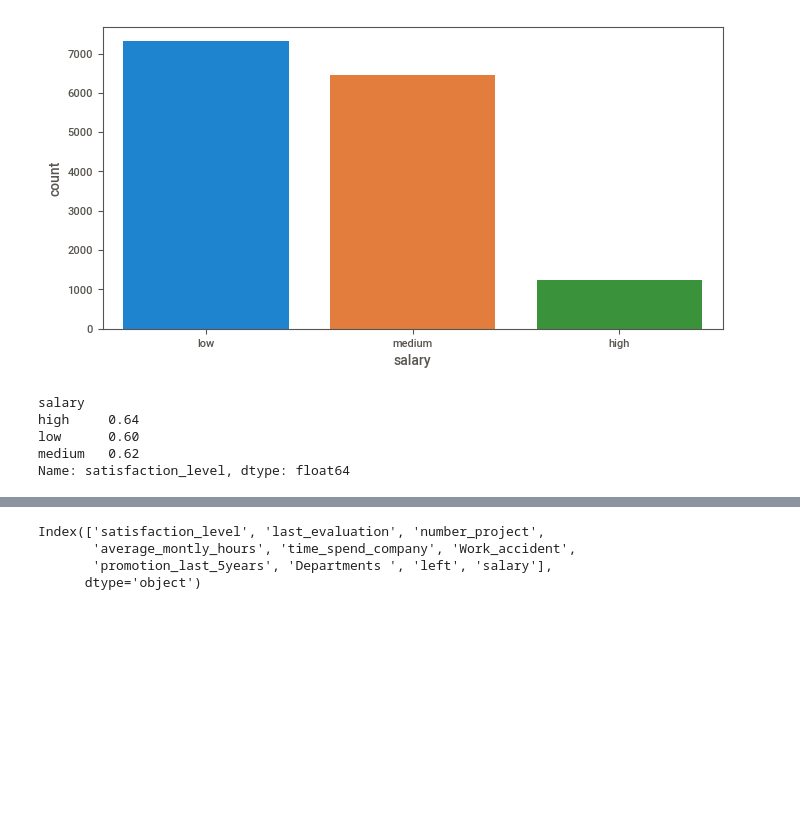
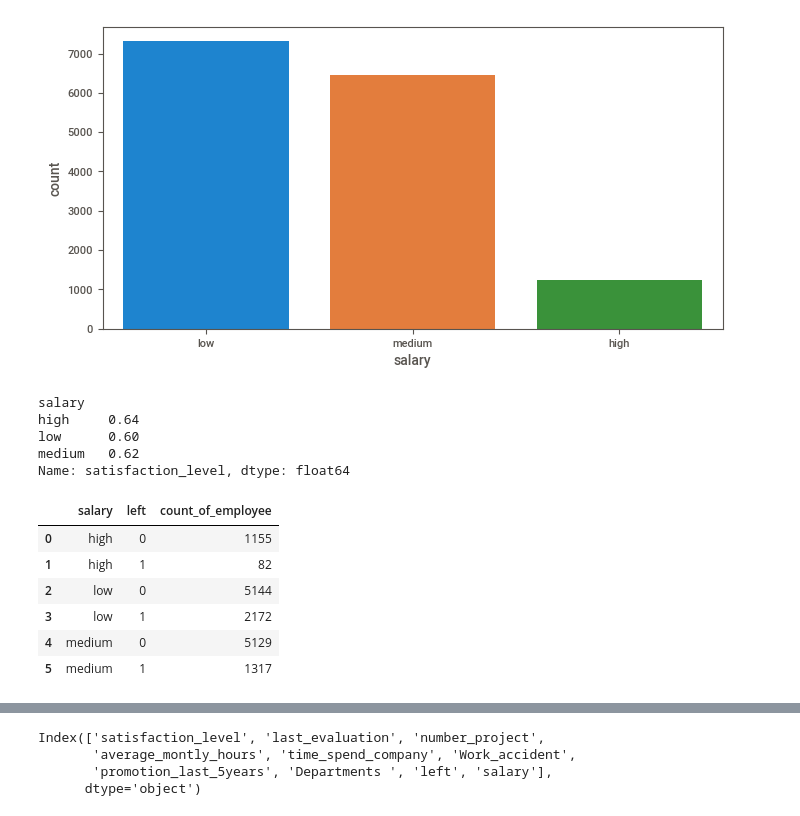
Before and after one commit to habip-bingol/Projects, a Jupyter notebook: ML_Projects/Capstone Projects/Churn_Prediction/Churn_Prediction.ipynb, the cells around one changed output, grey strips where cells are left out. Drawn from its saved outputs; the diff is of its cells as text; code cells hidden in the pictures; blank space fills up the shorter version.

```diff
--- a/ML_Projects/Capstone Projects/Churn_Prediction/Churn_Prediction.ipynb
+++ b/ML_Projects/Capstone Projects/Churn_Prediction/Churn_Prediction.ipynb
@@ -686,3 +686,14 @@ high     0.64
 low      0.60
 medium   0.62
 Name: satisfaction_level, dtype: float64
+# %%
+df1 = df.groupby("salary")["left"].value_counts().to_frame().rename(columns={"left":"count_of_employee"}).reset_index()
+df1
+# %% [output]
+|  | salary | left | count_of_employee |
+| 0 | high | 0 | 1155 |
+| 1 | high | 1 | 82 |
+| 2 | low | 0 | 5144 |
+| 3 | low | 1 | 2172 |
+| 4 | medium | 0 | 5129 |
+| 5 | medium | 1 | 1317 |
```
Also changed, not shown: parts of 1 cell of this notebook.
